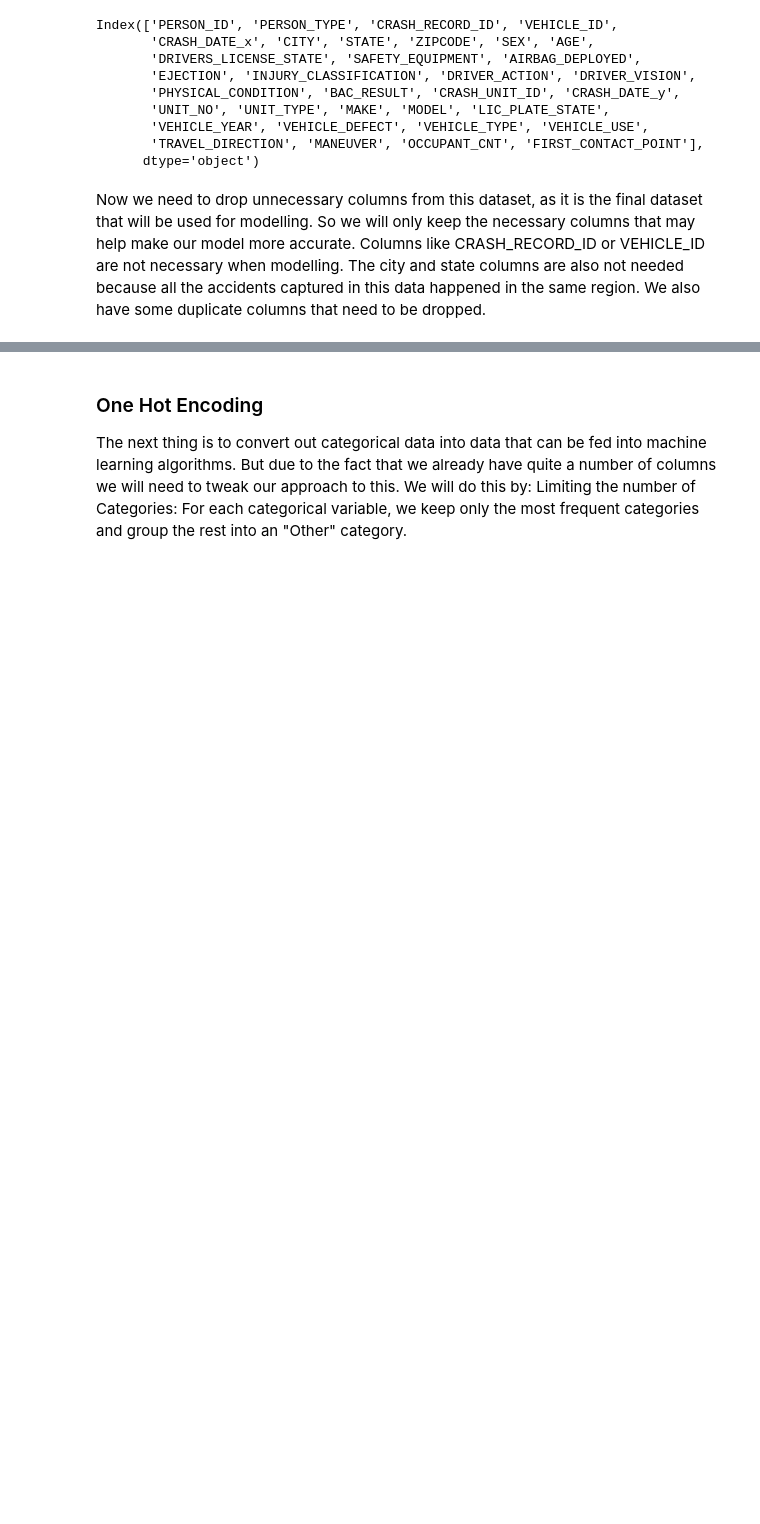
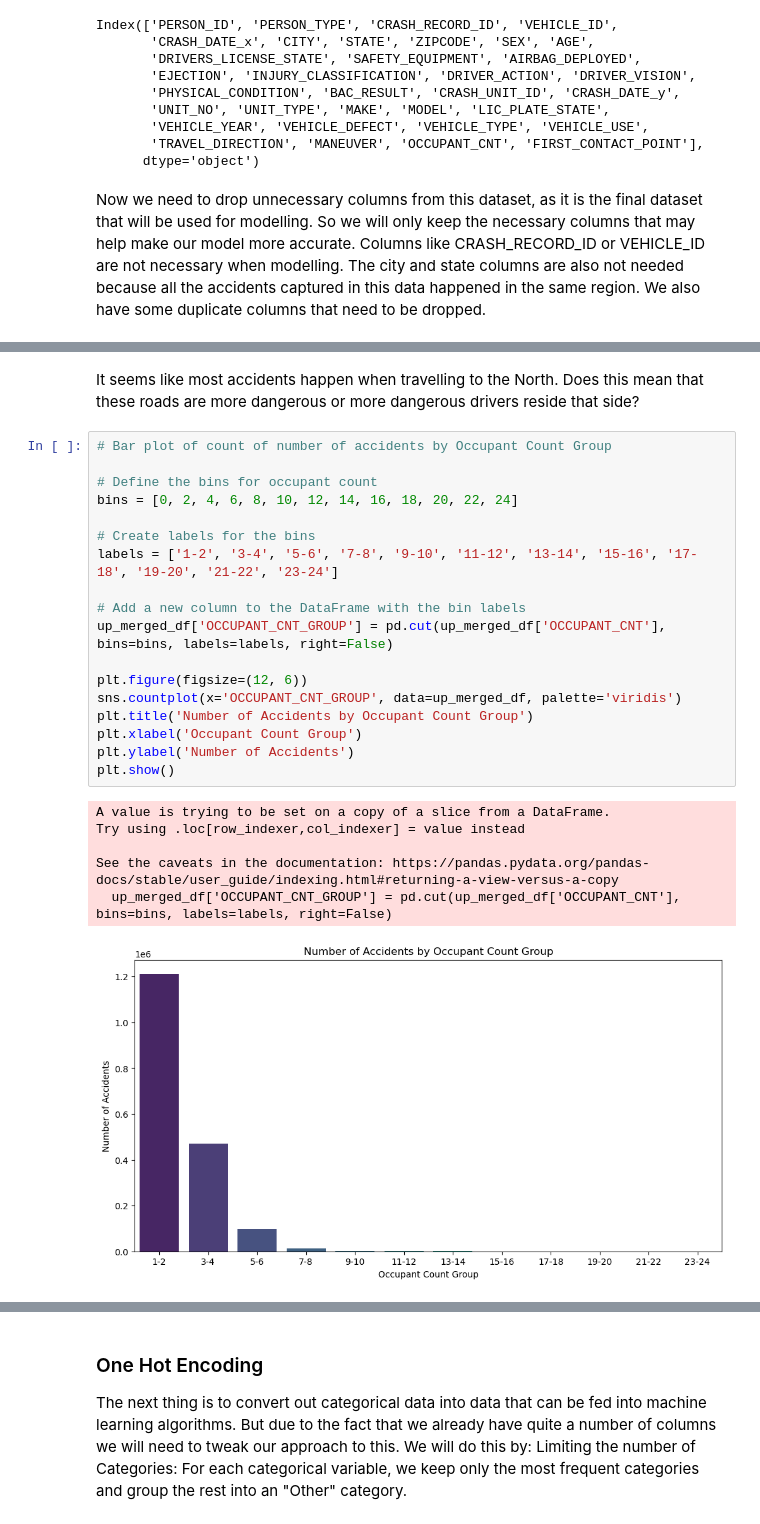
Before and after one commit to William-Itotia/DSC-Chicago-Car-Crash-Analysis, a Jupyter notebook: Project.ipynb, the cells around one changed output, grey strips where cells are left out. Drawn from its saved outputs; the diff is of its cells as text; blank space fills up the shorter version.

```diff
--- a/Project.ipynb
+++ b/Project.ipynb
@@ -514,0 +551,27 @@ plt.show()
+# %% [markdown]
+It seems like most accidents happen when travelling to the North. Does this mean that these roads are more dangerous or more dangerous drivers reside that side?
+# %%
+# Bar plot of count of number of accidents by Occupant Count Group
+
+# Define the bins for occupant count
+bins = [0, 2, 4, 6, 8, 10, 12, 14, 16, 18, 20, 22, 24]
+
+# Create labels for the bins
+labels = ['1-2', '3-4', '5-6', '7-8', '9-10', '11-12', '13-14', '15-16', '17-18', '19-20', '21-22', '23-24']
+
+# Add a new column to the DataFrame with the bin labels
+up_merged_df['OCCUPANT_CNT_GROUP'] = pd.cut(up_merged_df['OCCUPANT_CNT'], bins=bins, labels=labels, right=False)
+
+plt.figure(figsize=(12, 6))
+sns.countplot(x='OCCUPANT_CNT_GROUP', data=up_merged_df, palette='viridis')
+plt.title('Number of Accidents by Occupant Count Group')
+plt.xlabel('Occupant Count Group')
+plt.ylabel('Number of Accidents')
+plt.show()
+# %% [output]
+A value is trying to be set on a copy of a slice from a DataFrame.
+Try using .loc[row_indexer,col_indexer] = value instead
+
+See the caveats in the documentation: https://pandas.pydata.org/pandas-docs/stable/user_guide/indexing.html#returning-a-view-versus-a-copy
+  up_merged_df['OCCUPANT_CNT_GROUP'] = pd.cut(up_merged_df['OCCUPANT_CNT'], bins=bins, labels=labels, right=False)
+[figure, added]
```
Also changed, not shown: parts of 11 cells of this notebook.
